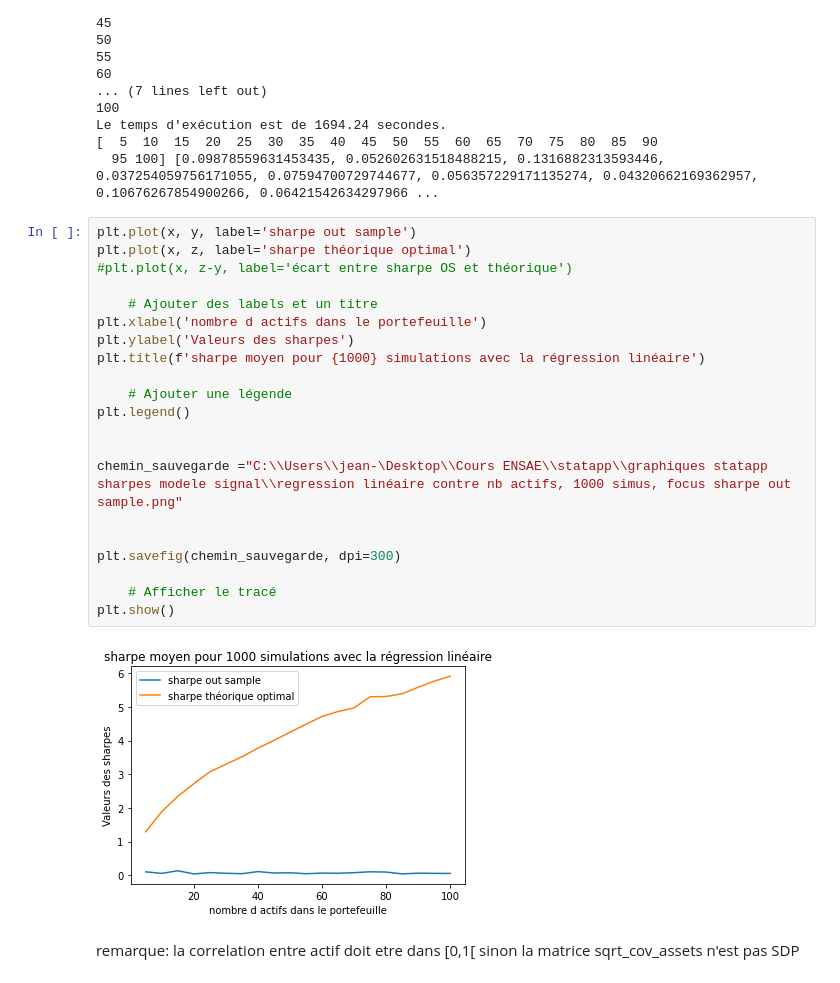
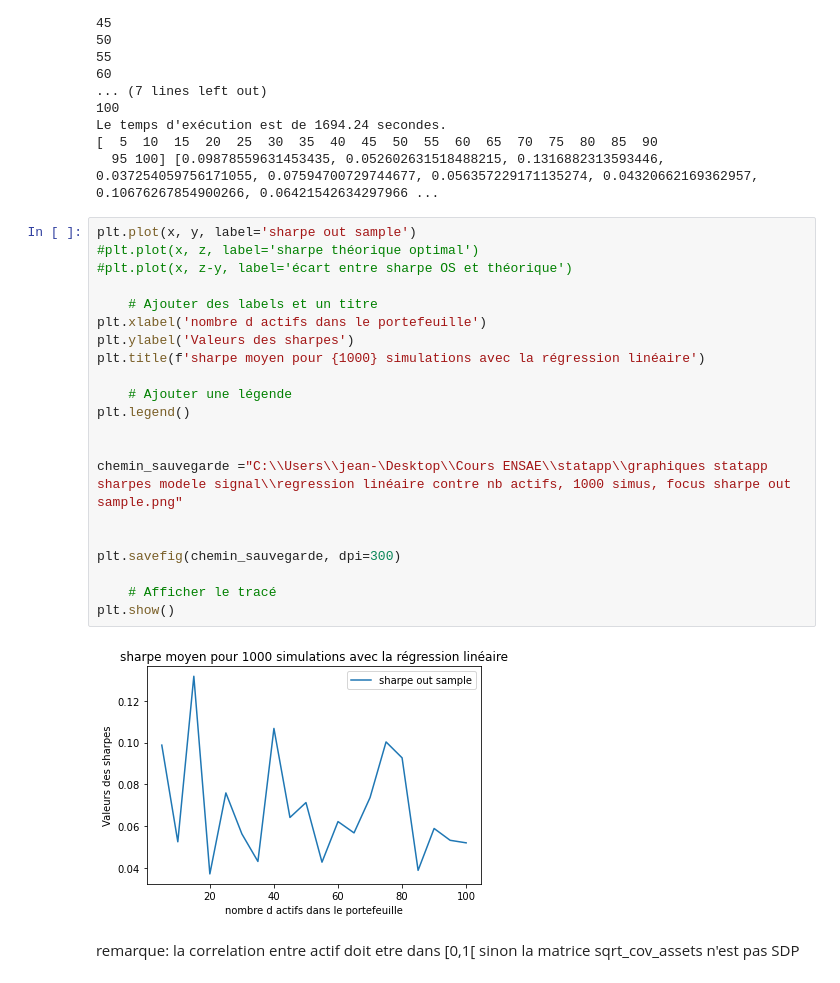
Before and after one commit to PyTomSss/StatApp_M1_ENSAE, a Jupyter notebook: Brouillon_Jean-Lou/modele avec signaux fonctions.ipynb, the cells around one changed output. Saved outputs shown, nothing was run; the diff lists cells and outputs as text.

```diff
--- a/Brouillon_Jean-Lou/modele avec signaux fonctions.ipynb
+++ b/Brouillon_Jean-Lou/modele avec signaux fonctions.ipynb
@@ -526,27 +526,27 @@ Le temps d'exécution est de 1694.24 secondes.
   95 100] [0.09878559631453435, 0.052602631518488215, 0.1316882313593446, 0.037254059756171055, 0.07594700729744677, 0.056357229171135274, 0.04320662169362957, 0.10676267854900266, 0.06421542634297966 ...
 # %%
 plt.plot(x, y, label='sharpe out sample')
-plt.plot(x, z, label='sharpe théorique optimal')
+#plt.plot(x, z, label='sharpe théorique optimal')
 #plt.plot(x, z-y, label='écart entre sharpe OS et théorique')
 
     # Ajouter des labels et un titre
 plt.xlabel('nombre d actifs dans le portefeuille')
 plt.ylabel('Valeurs des sharpes')
 plt.title(f'sharpe moyen pour {1000} simulations avec la régression linéaire')
 
     # Ajouter une légende
 plt.legend()
 
 
 chemin_sauvegarde ="C:\\Users\\jean-\Desktop\\Cours ENSAE\\statapp\\graphiques statapp sharpes modele signal\\regression linéaire contre nb actifs, 1000 simus, focus sharpe out sample.png"
 
 
 plt.savefig(chemin_sauvegarde, dpi=300)
 
     # Afficher le tracé
 plt.show()
 # %% [output]
-[figure, old version]
+[figure, new version]
 # %% [markdown]
 remarque: la correlation entre actif doit etre dans [0,1[ sinon la matrice sqrt_cov_assets n'est pas SDP
 # %%
```
Also changed, not shown: parts of 16 cells of this notebook.
